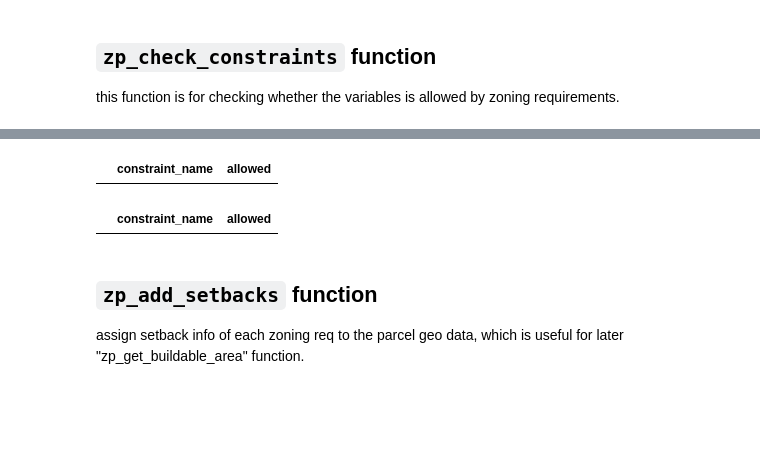
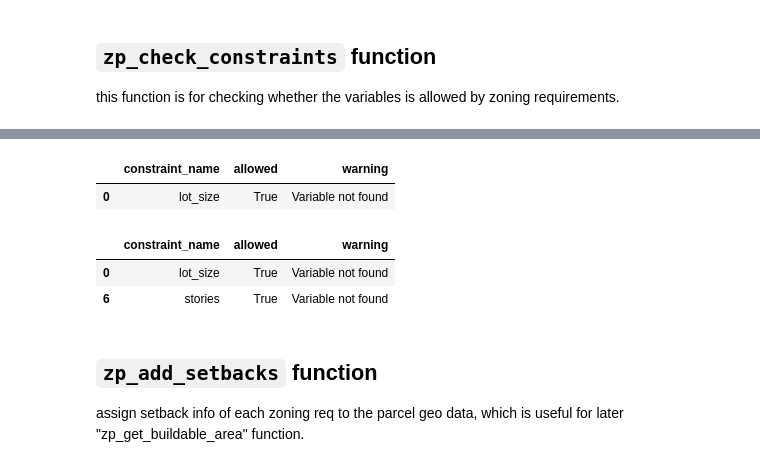
Before and after one commit to vibe-lab-gsd/zonepy, a Jupyter notebook: examples.ipynb, the cells around one changed output, grey strips where cells are left out. Cells and saved outputs as stored; diff of their text form; code cells hidden in the pictures; blank space fills up the shorter version.

```diff
--- a/examples.ipynb
+++ b/examples.ipynb
@@ -250,9 +248,9 @@ vars
 this function is for calculating specific zoning requirements based on the provided extracting variables and district data. It returns a DataFrame containing the constraints for each district, including variables such as "setback", "lot_coverage", and "height"(not including "unit_size", we have another function `check_unit`for that).
 # %%
 bldg_data = zp_read_bldg(r"/Users/houpuli/Redlining Lab Dropbox/HOUPU LI/ceshi/tidybuilding/4_fam_wide.bldg")
+district_data = Addison_district[Addison_district['dist_name']=='Apartment Dwelling']
 parcel_dim = zp_get_parcel_dim(Addison_parcels)
-parcel_data = parcel_dim[parcel_dim['parcel_id'] == 'Dallas_County_combined_parcel_51626']
-district_data = Addison_district.loc[[13]]
+parcel_data = parcel_dim[parcel_dim['parcel_id']=='Dallas_County_combined_parcel_51871']
 dist_def = zp_get_dist_def(r"/Users/houpuli/Redlining Lab Dropbox/HOUPU LI/ceshi/tidyzonings/Addison.zoning")
 vars = zp_get_variables(bldg_data, parcel_data, district_data, dist_def)
 # %%
@@ -299,3 +321,10 @@ True
 # %% [markdown]
 ## `zp_check_constraints` function
 this function is for checking whether the variables is allowed by zoning requirements.
+# %%
+bldg_data = zp_read_bldg(r"/Users/houpuli/Redlining Lab Dropbox/HOUPU LI/ceshi/tidybuilding/4_fam_wide.bldg")
+district_data = Addison_district[Addison_district['dist_name']=='Apartment Dwelling']
+parcel_dim = zp_get_parcel_dim(Addison_parcels)
+parcel_data = parcel_dim[parcel_dim['parcel_id']=='Dallas_County_combined_parcel_51871']
+dist_def = zp_get_dist_def(r"/Users/houpuli/Redlining Lab Dropbox/HOUPU LI/ceshi/tidyzonings/Addison.zoning")
+vars = zp_get_variables(bldg_data, parcel_data, district_data, dist_def)
@@ -302,11 +348,14 @@ this function is for checking whether the variables is allowed by zoning require
 # %%
-zp_check_constraints(vars, zoning_req, checks=['lot_cov_bldg'])
+zp_check_constraints(vars, zoning_req, checks=['lot_size'])
 # %% [output]
-|  | constraint_name | allowed |
+|  | constraint_name | allowed | warning |
+| 0 | lot_size | True | Variable not found |
 # %%
 zp_check_constraints(vars, zoning_req, checks=None)
 # %% [output]
-|  | constraint_name | allowed |
+|  | constraint_name | allowed | warning |
+| 0 | lot_size | True | Variable not found |
+| 6 | stories | True | Variable not found |
 # %% [markdown]
 ## `zp_add_setbacks` function
 assign setback info of each zoning req to the parcel geo data, which is useful for later "zp_get_buildable_area" function.
```
Also changed, not shown: parts of 11 cells of this notebook, 1 other file.
